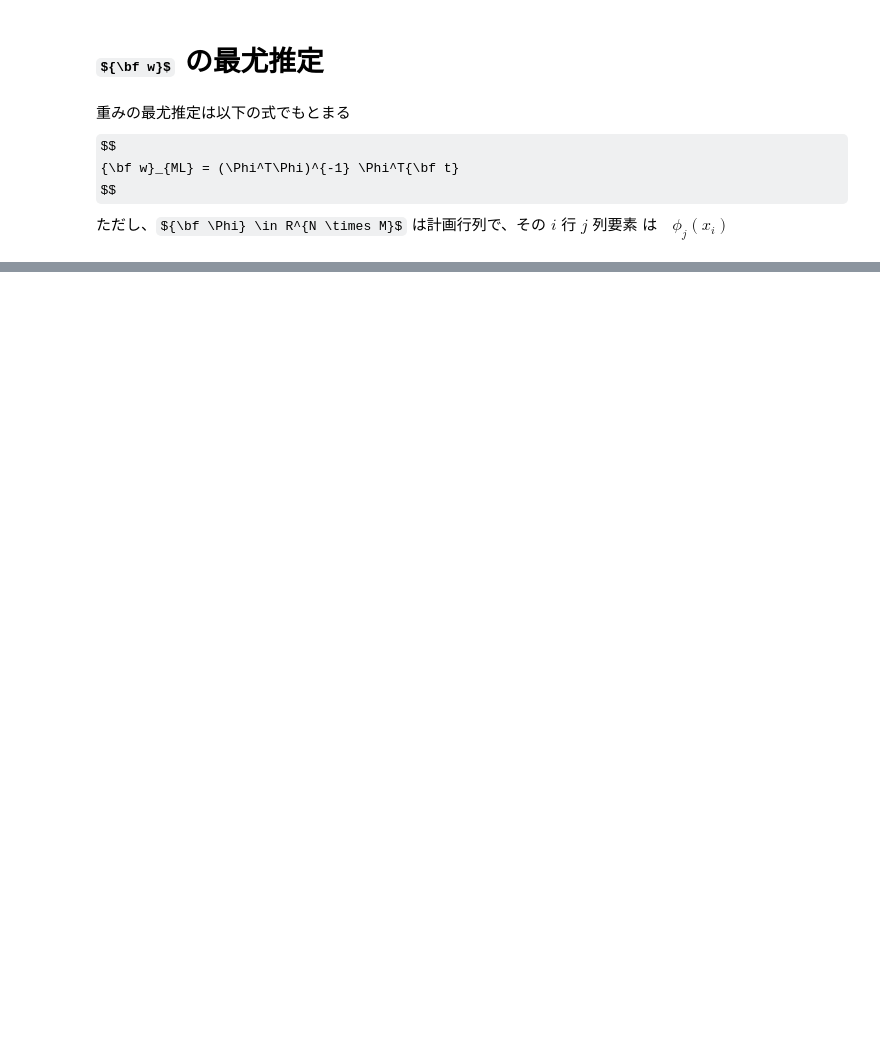
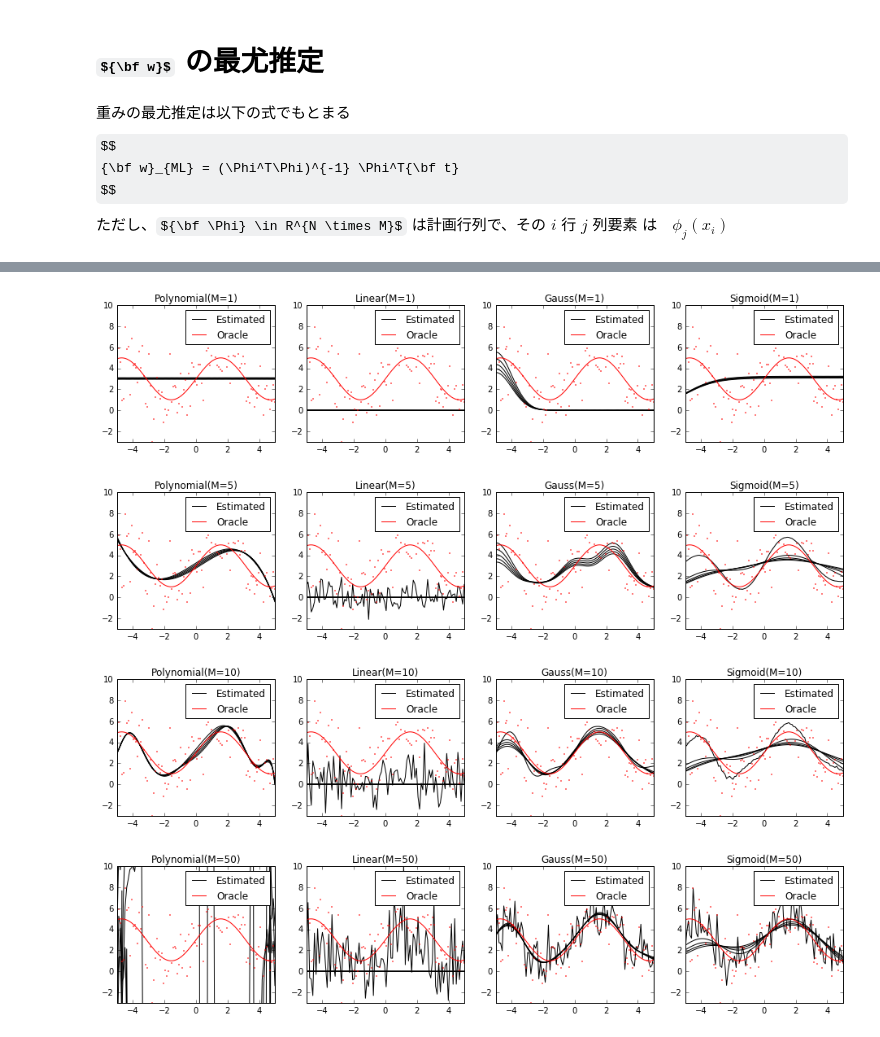
Before and after one commit to mzmttks/prml, a Jupyter notebook: Chap3-01-最尤推定.ipynb, the cells around one changed output, grey strips where cells are left out. Saved outputs shown, nothing was run; the diff lists cells and outputs as text; code cells hidden in the pictures; some formulas as TeX source; blank space fills up the shorter version.

```diff
--- a/Chap3-01-最尤推定.ipynb
+++ b/Chap3-01-最尤推定.ipynb
@@ -155,0 +171,29 @@ for M in [1, 3, 5, 7, 10]:
+# %%
+# 基底関数ごとに, M と　lambda を変えながら w の最尤推定を行い、結果をそれぞれプロット
+for M in [1, 5, 10, 50]:
+    mu = np.linspace(min(x_opt), max(x_opt), M)
+    s = 1.0
+
+    plt.figure(figsize=(16, 3))
+    for ikey, key in enumerate(basis):
+        phi = makeDesignMatrix(x_opt, basis[key], mu, s) + np.random.uniform(0, 0.001, (N, M))
+        phit = phi.transpose()
+
+        plt.subplot(1, 4, ikey+1)
+        plt.title(key + "(M=%d)" % M)
+        for lmd in np.linspace(0, 5, 5):
+            wml = np.dot(np.dot(np.linalg.inv(lmd * np.eye(M) + np.dot(phit, phi)), phit), y_obs)
+            plt.plot(x_opt, [np.dot(wml.transpose(), phi[i, :]) for i in range(N)], "k", label="Estimated" if lmd == 0 else "")
+
+
+        plt.plot(x_opt, y_opt, "r", label="Oracle")
+        plt.plot(x_opt, y_obs, "r.",  markersize=2)
+
+        plt.ylim([-3, 10])
+        plt.xlim([min(x_opt), max(x_opt)])
+        plt.legend()
+# %% [output]
+[figure, added]
+[figure, added]
+[figure, added]
+[figure, added]
```
Also changed, not shown: parts of 4 cells of this notebook.
